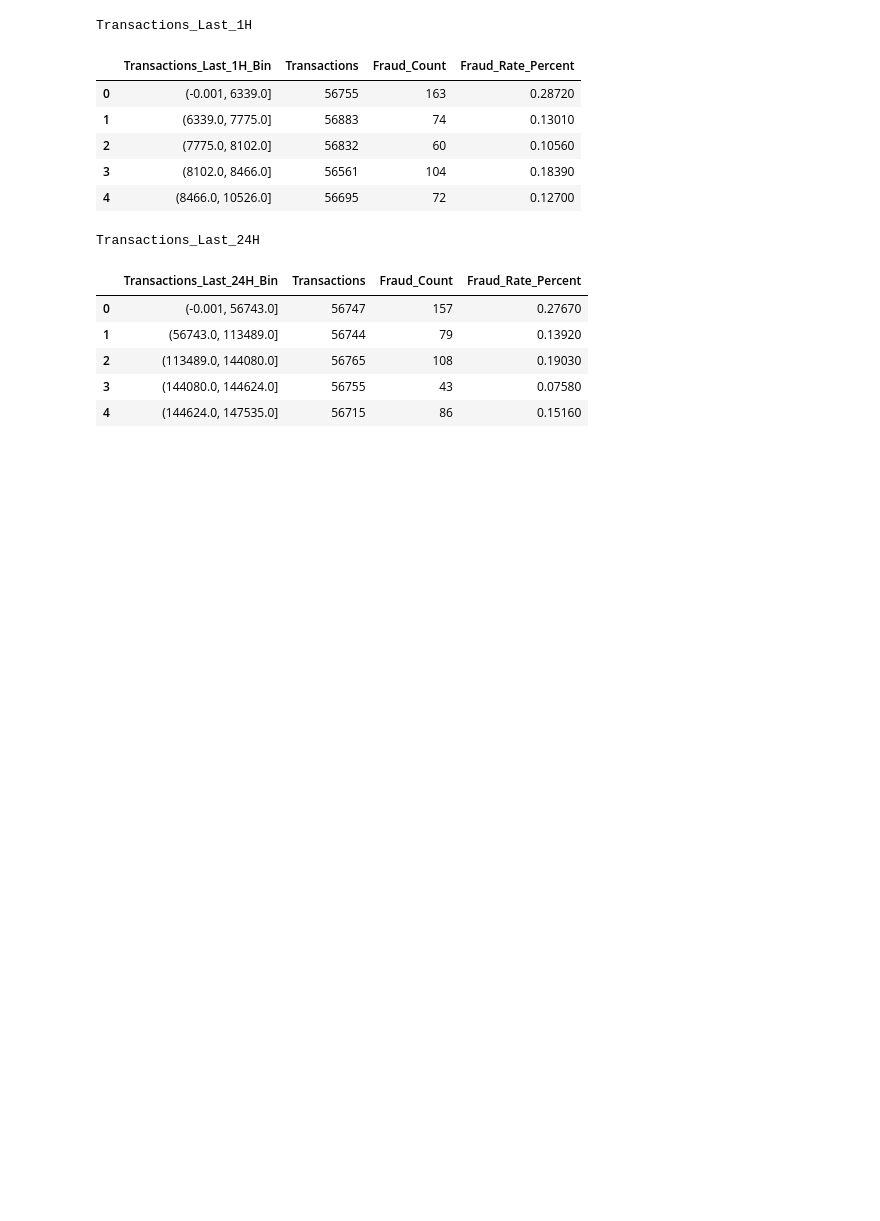
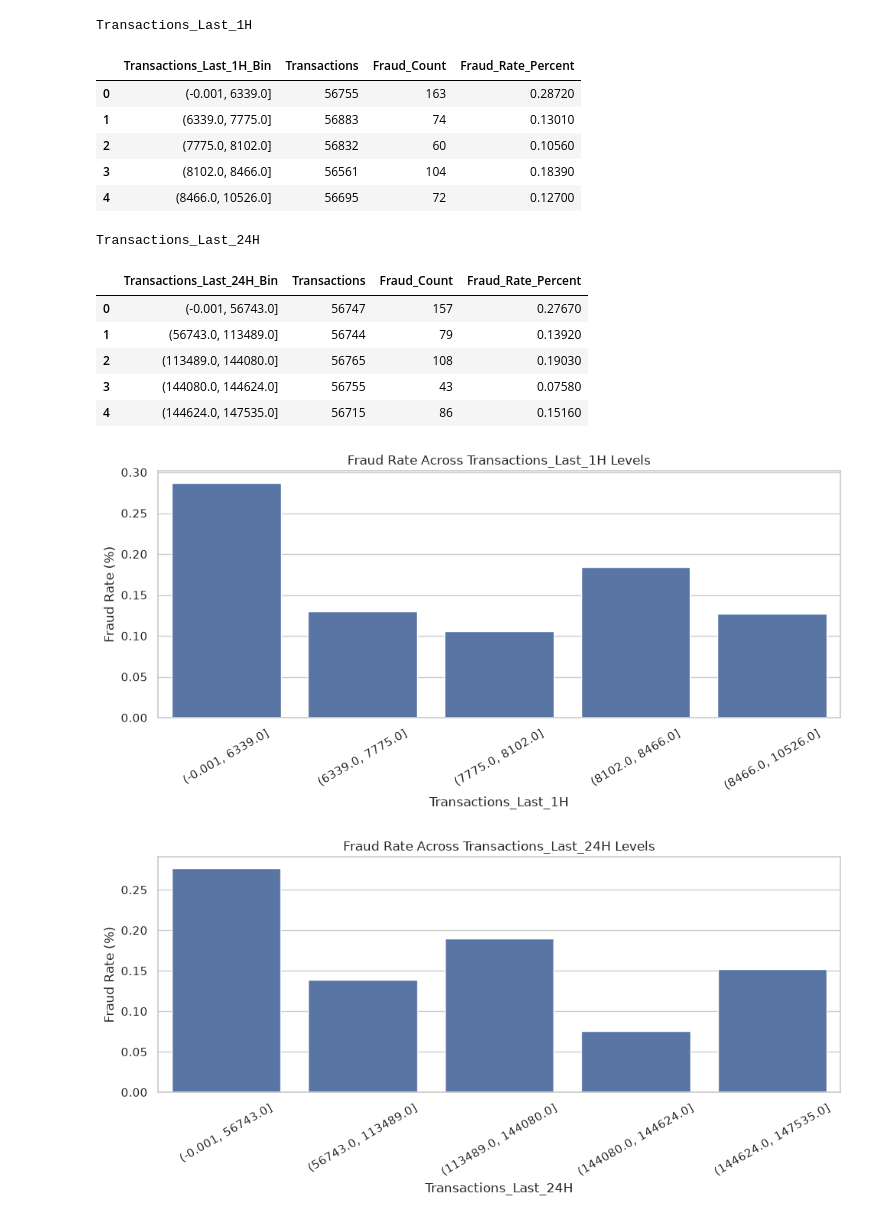
Before and after one commit to to-bits/BehaviorGuard-Customer-Behavioral-Profiling-for-Credit-Card-Fraud-Detection, a Jupyter notebook: BehaviorGuard — Customer Behavioral Profiling for Credit Card Fraud Detection/notebooks/03_statistical_analysis.ipynb, the cells around one changed output. Drawn from its saved outputs; the diff is of its cells as text; code cells hidden in the pictures; blank space fills up the shorter version.

Commit message:
correlation analysis

```diff
--- a/BehaviorGuard — Customer Behavioral Profiling for Credit Card Fraud Detection/notebooks/03_statistical_analysis.ipynb
+++ b/BehaviorGuard — Customer Behavioral Profiling for Credit Card Fraud Detection/notebooks/03_statistical_analysis.ipynb
@@ -1388,3 +1388,76 @@ Transactions_Last_24H
 | 2 | (113489.0, 144080.0] | 56765 | 108 | 0.19030 |
 | 3 | (144080.0, 144624.0] | 56755 | 43 | 0.07580 |
 | 4 | (144624.0, 147535.0] | 56715 | 86 | 0.15160 |
+# %%
+
+# FREQUENCY VS FRAUD RATE PLOTS
+
+for feature in frequency_features:
+
+    bin_column = (
+        f"{feature}_Bin"
+    )
+
+    frequency_analysis = (
+        df.groupby(
+            bin_column,
+            observed=True
+        )
+        .agg(
+            Transactions=(
+                "Class",
+                "count"
+            ),
+
+            Fraud_Count=(
+                "Class",
+                "sum"
+            )
+        )
+        .reset_index()
+    )
+
+    frequency_analysis[
+        "Fraud_Rate_Percent"
+    ] = (
+        frequency_analysis[
+            "Fraud_Count"
+        ]
+        /
+        frequency_analysis[
+            "Transactions"
+        ]
+        * 100
+    )
+
+    plt.figure(figsize=(10, 5))
+
+    sns.barplot(
+        data=frequency_analysis,
+        x=bin_column,
+        y="Fraud_Rate_Percent"
+    )
+
+    plt.title(
+        f"Fraud Rate Across {feature} Levels"
+    )
+
+    plt.xlabel(feature)
+    plt.ylabel("Fraud Rate (%)")
+
+    plt.xticks(
+        rotation=30
+    )
+
+    plt.tight_layout()
+
+    plt.savefig(
+        f"{FIGURE_DIR}/{feature}_fraud_rate.png",
+        dpi=300,
+        bbox_inches="tight"
+    )
+
+    plt.show()
+# %% [output]
+[figure, added]
+[figure, added]
```
Also changed, not shown: parts of 9 cells of this notebook, 4 other files.
